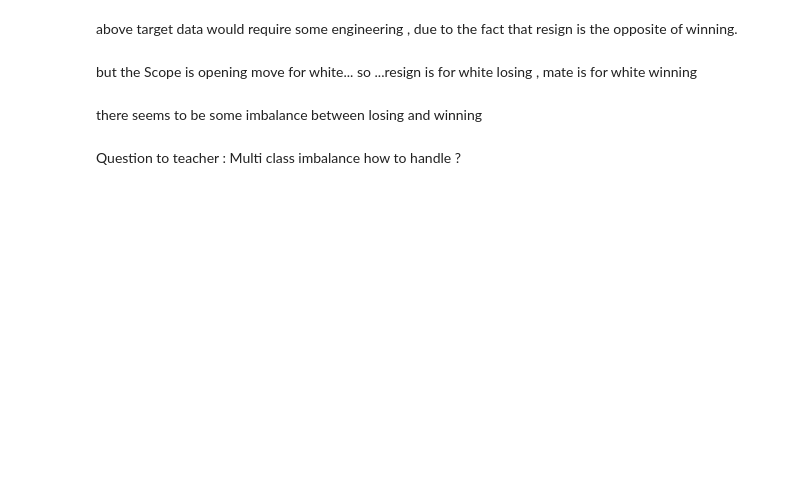
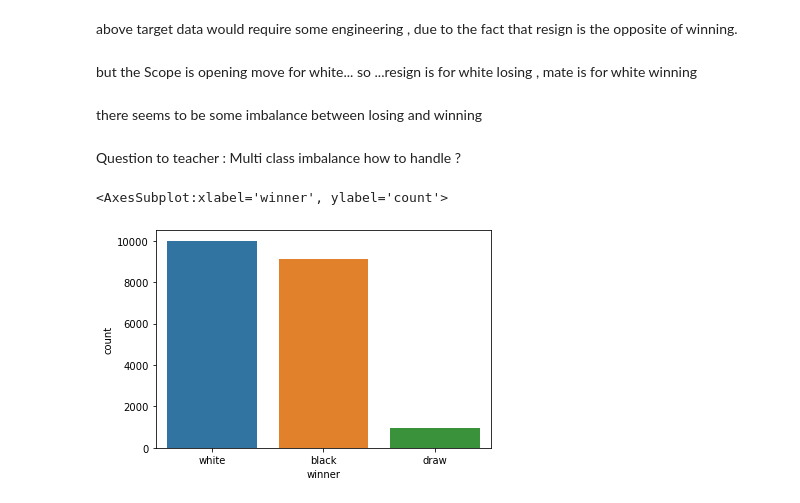
Before and after one commit to salemeid/Tuwaiq-DS-my-project, a Jupyter notebook: Chess_Winning_Move.ipynb, the cells around one changed output. Drawn from its saved outputs; the diff is of its cells as text; code cells hidden in the pictures; blank space fills up the shorter version.

```diff
--- a/Chess_Winning_Move.ipynb
+++ b/Chess_Winning_Move.ipynb
@@ -96,3 +111,8 @@ but the Scope is opening move for white... so ...resign is for white losing , ma
 there seems to be some imbalance between losing and winning
 # %% [markdown]
 Question to teacher : Multi class imbalance how to handle ?
+# %%
+sns.countplot(df2['winner'])
+# %% [output]
+<AxesSubplot:xlabel='winner', ylabel='count'>
+[figure, added]
```
Also changed, not shown: parts of 52 cells of this notebook, 3 other files.
